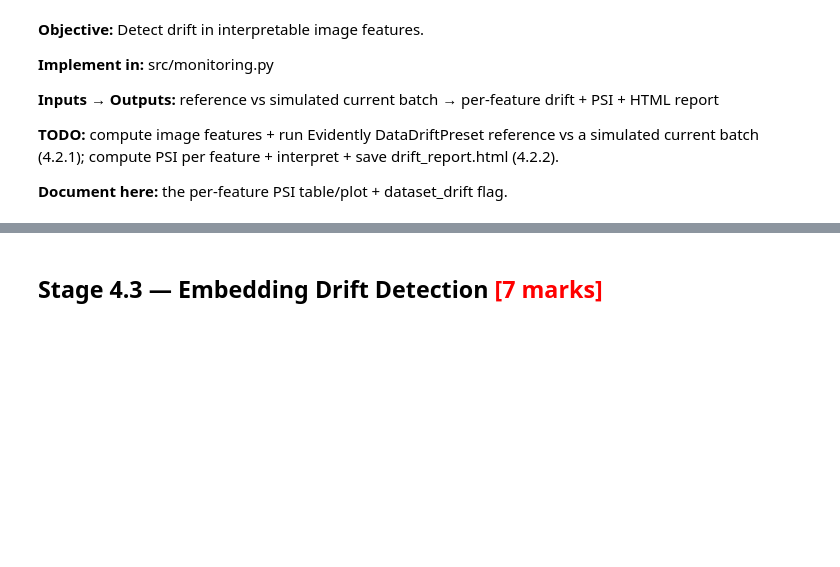
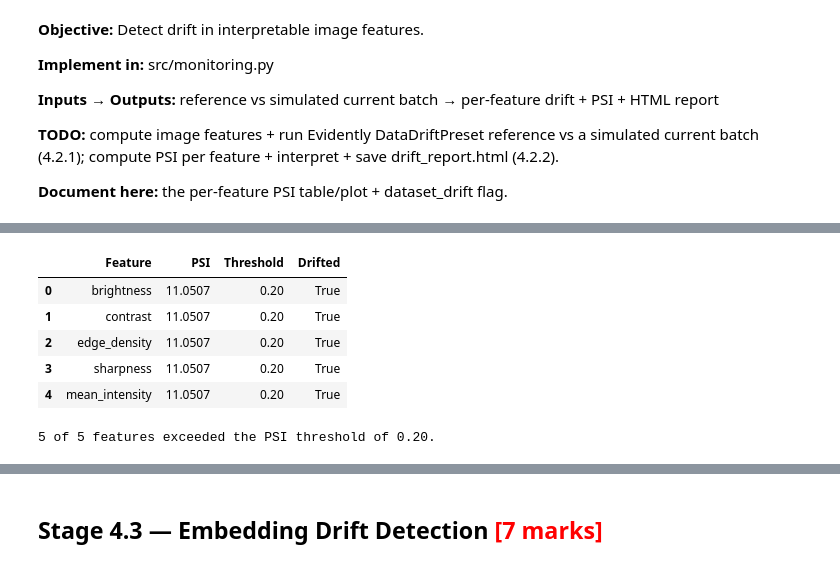
Before and after one commit to narendhar007/capstone, a Jupyter notebook: Operations_Monitoring_and_Evidence.ipynb, the cells around one changed output, grey strips where cells are left out. Cells and saved outputs as stored; diff of their text form; code cells hidden in the pictures; blank space fills up the shorter version.

```diff
--- a/Operations_Monitoring_and_Evidence.ipynb
+++ b/Operations_Monitoring_and_Evidence.ipynb
@@ -49,0 +505,55 @@ import config, json
+# %%
+# Stage 4.2.2 — Per-feature Population Stability Index
+
+# Create a DataFrame to summarize the Population Stability Index (PSI) for each feature, including the PSI value,
+# the threshold for drift detection, and whether the feature is considered drifted based on the PSI value exceeding the threshold.
+psi_table = pd.DataFrame(
+    {
+        "Feature": list(
+            feature_psi.keys()
+        ),
+        "PSI": list(
+            feature_psi.values()
+        ),
+    }
+)
+
+psi_table["Threshold"] = (
+    psi_threshold
+)
+
+psi_table["Drifted"] = (
+    psi_table["PSI"]
+    > psi_table["Threshold"]
+)
+
+# Display the PSI table with formatted values for better readability, showing the feature names, PSI values, thresholds, and drift status.
+display(
+    psi_table.style.format(
+        {
+            "PSI": "{:.4f}",
+            "Threshold": "{:.2f}",
+        }
+    )
+)
+
+# Assert that the number of drifted features in the PSI table matches the length of the drifted_features list
+# to ensure consistency between the two representations of drifted features.
+assert (
+    psi_table["Drifted"].sum()
+    == len(drifted_features)
+)
+
+print(
+    f"{psi_table['Drifted'].sum()} of "
+    f"{len(psi_table)} features exceeded "
+    f"the PSI threshold of {psi_threshold:.2f}."
+)
+# %% [output]
+|  | Feature | PSI | Threshold | Drifted |
+| 0 | brightness | 11.0507 | 0.20 | True |
+| 1 | contrast | 11.0507 | 0.20 | True |
+| 2 | edge_density | 11.0507 | 0.20 | True |
+| 3 | sharpness | 11.0507 | 0.20 | True |
+| 4 | mean_intensity | 11.0507 | 0.20 | True |
+5 of 5 features exceeded the PSI threshold of 0.20.
```
Also changed, not shown: parts of 23 cells of this notebook, 9 other files.
